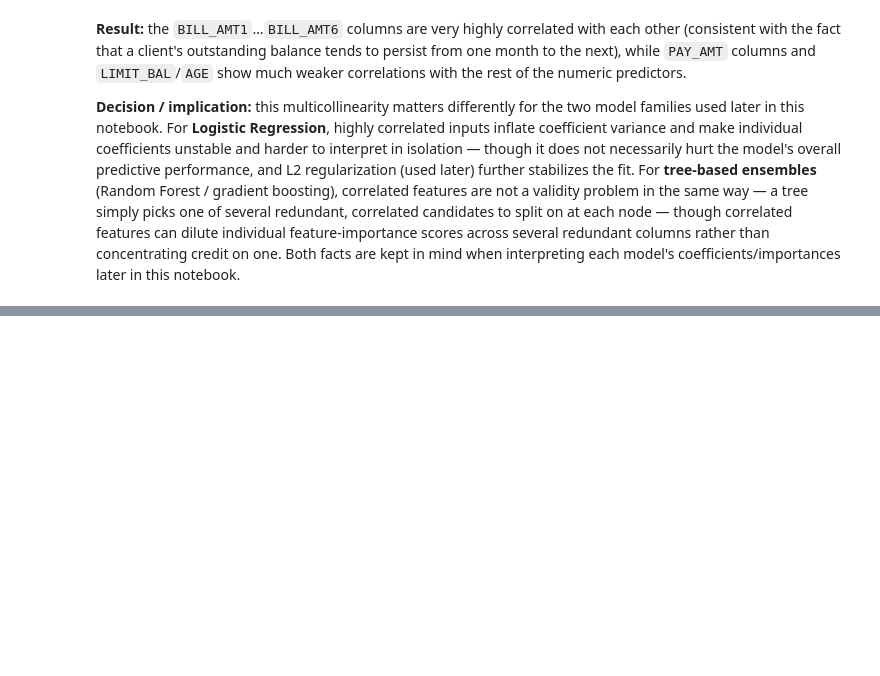
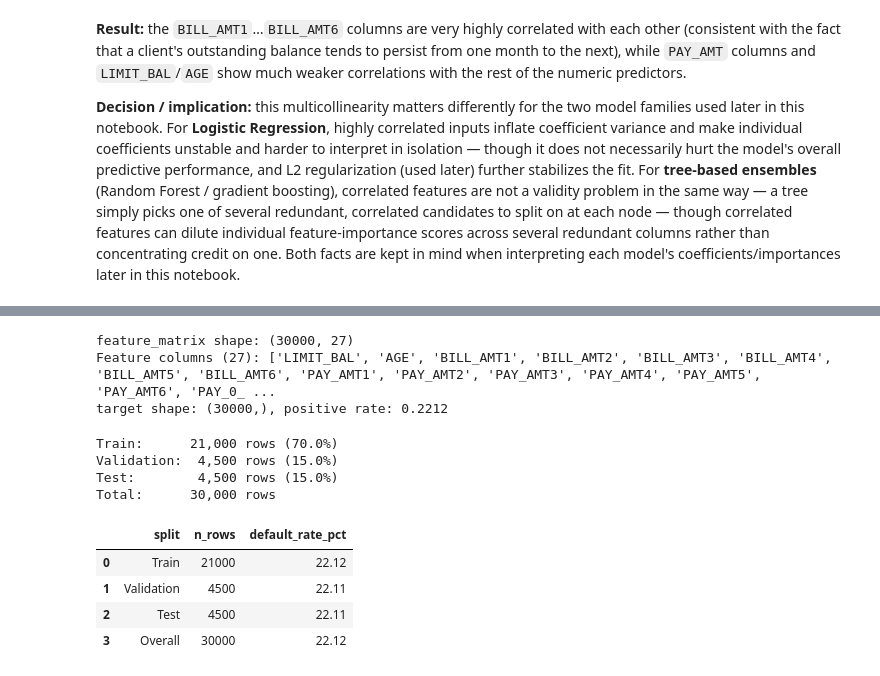
Before and after one commit to arielsharonferdinandus/Credit-Card-Clients-Risk-Prediction, a Jupyter notebook: Main.ipynb, the cells around one changed output, grey strips where cells are left out. Saved outputs shown, nothing was run; the diff lists cells and outputs as text; code cells hidden in the pictures; blank space fills up the shorter version.

```diff
--- a/Main.ipynb
+++ b/Main.ipynb
@@ -1317,0 +1449,62 @@ when interpreting each model's coefficients/importances later in this notebook.
+# %%
+from sklearn.model_selection import train_test_split
+
+PAY_DELAY_COLS = pay_recoded_cols  # ['PAY_0_DELAY', ..., 'PAY_6_DELAY']
+ENGINEERED_NUMERIC_COLS = ["bill_to_limit_ratio", "pay_to_bill_ratio", "max_delay", "total_delinquent_months"]
+
+FEATURE_COLS = NUMERIC_COLS + PAY_DELAY_COLS + ENGINEERED_NUMERIC_COLS + NOMINAL_CATEGORICAL_COLS
+FINAL_NUMERIC_COLS = NUMERIC_COLS + PAY_DELAY_COLS + ENGINEERED_NUMERIC_COLS
+
+feature_matrix = engineered_data[FEATURE_COLS].copy()
+target = engineered_data[TARGET_COL].copy()
+
+print(f"feature_matrix shape: {feature_matrix.shape}")
+print(f"Feature columns ({len(FEATURE_COLS)}): {FEATURE_COLS}")
+print(f"target shape: {target.shape}, positive rate: {target.mean():.4f}")
+# %% [output]
+feature_matrix shape: (30000, 27)
+Feature columns (27): ['LIMIT_BAL', 'AGE', 'BILL_AMT1', 'BILL_AMT2', 'BILL_AMT3', 'BILL_AMT4', 'BILL_AMT5', 'BILL_AMT6', 'PAY_AMT1', 'PAY_AMT2', 'PAY_AMT3', 'PAY_AMT4', 'PAY_AMT5', 'PAY_AMT6', 'PAY_0_ ...
+target shape: (30000,), positive rate: 0.2212
+# %%
+X_train_full, X_test, y_train_full, y_test = train_test_split(
+    feature_matrix, target,
+    test_size=0.15,
+    stratify=target,
+    random_state=RANDOM_STATE,
+)
+
+val_share_of_remainder = 0.15 / 0.85
+X_train, X_val, y_train, y_val = train_test_split(
+    X_train_full, y_train_full,
+    test_size=val_share_of_remainder,
+    stratify=y_train_full,
+    random_state=RANDOM_STATE,
+)
+
+print(f"Train:      {X_train.shape[0]:>6,} rows ({X_train.shape[0] / len(feature_matrix):.1%})")
+print(f"Validation: {X_val.shape[0]:>6,} rows ({X_val.shape[0] / len(feature_matrix):.1%})")
+print(f"Test:       {X_test.shape[0]:>6,} rows ({X_test.shape[0] / len(feature_matrix):.1%})")
+print(f"Total:      {len(feature_matrix):>6,} rows")
+# %% [output]
+Train:      21,000 rows (70.0%)
+Validation:  4,500 rows (15.0%)
+Test:        4,500 rows (15.0%)
+Total:      30,000 rows
+# %%
+split_balance = pd.DataFrame({
+    "split": ["Train", "Validation", "Test", "Overall"],
+    "n_rows": [len(y_train), len(y_val), len(y_test), len(target)],
+    "default_rate_pct": [
+        round(y_train.mean() * 100, 2),
+        round(y_val.mean() * 100, 2),
+        round(y_test.mean() * 100, 2),
+        round(target.mean() * 100, 2),
+    ],
+})
+split_balance
+# %% [output]
+|  | split | n_rows | default_rate_pct |
+| 0 | Train | 21000 | 22.12 |
+| 1 | Validation | 4500 | 22.11 |
+| 2 | Test | 4500 | 22.11 |
+| 3 | Overall | 30000 | 22.12 |
```
Also changed, not shown: parts of 21 cells of this notebook.
